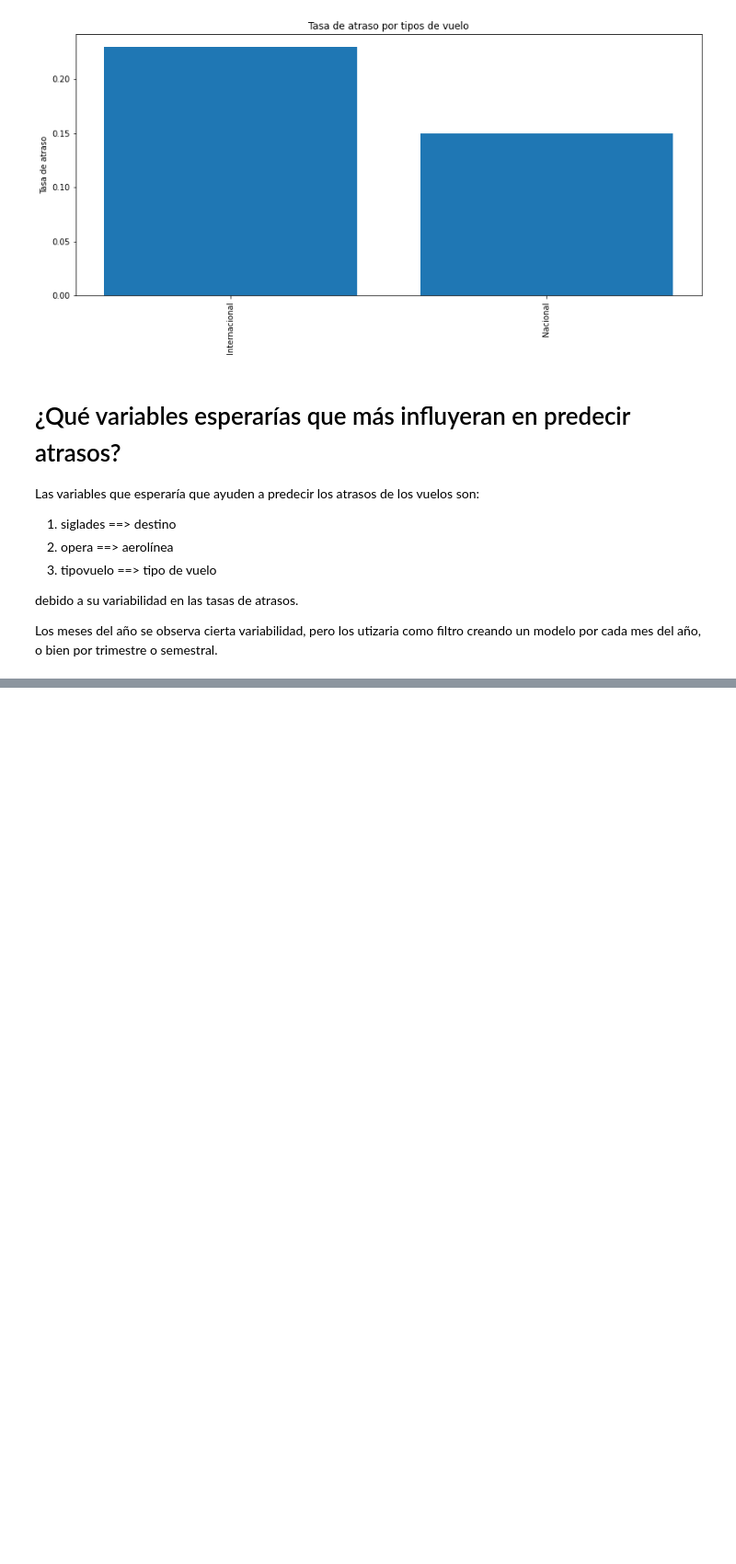
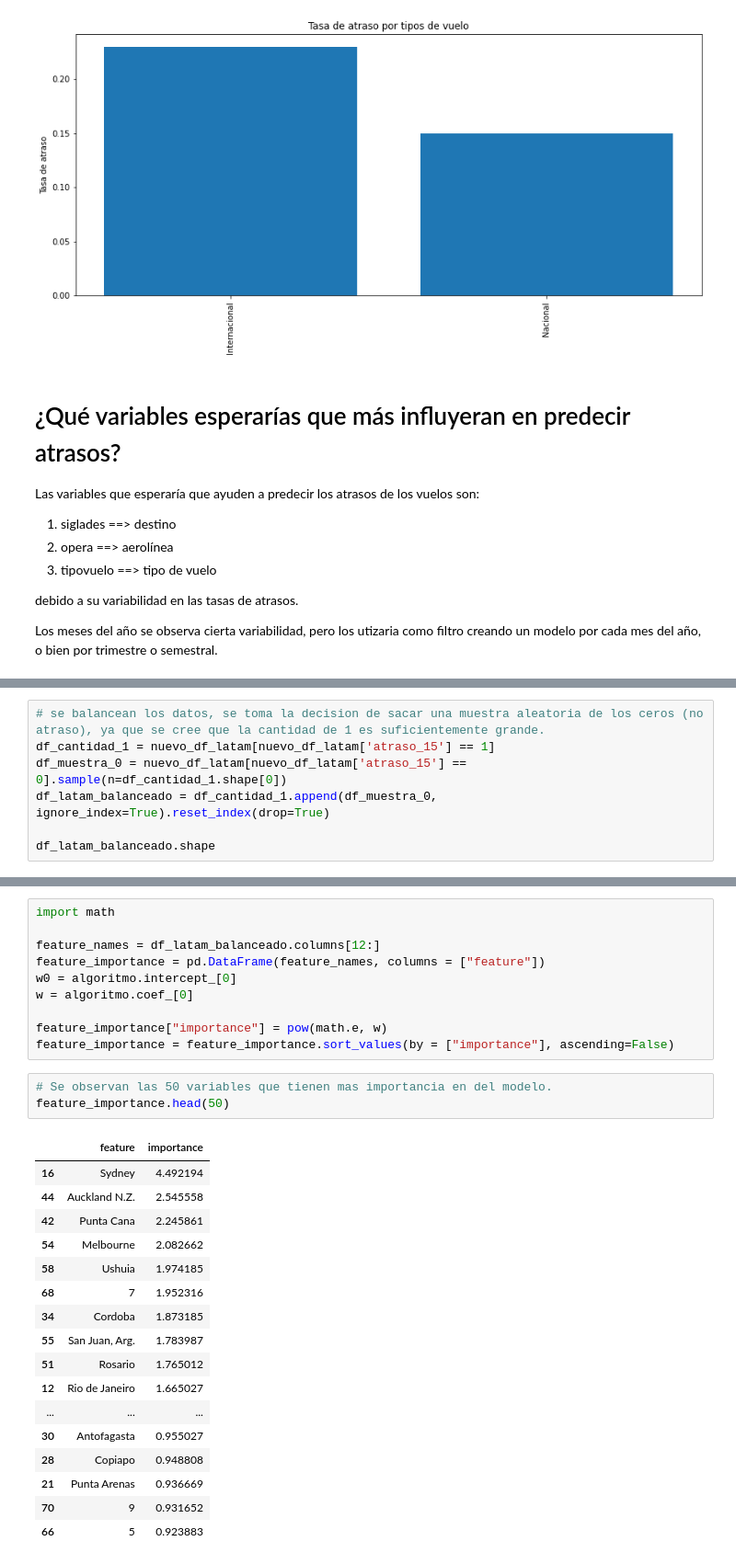
Before and after one commit to obritolillo/desafio_latam, a Jupyter notebook: solution.ipynb, the cells around one changed output, grey strips where cells are left out. Shown at 92% size. Cells and saved outputs as stored; diff of their text form; blank space fills up the shorter version.

```diff
--- a/solution.ipynb
+++ b/solution.ipynb
@@ -216,0 +249,7 @@ Los meses del año se observa cierta variabilidad, pero los utizaria como filtro
+# %%
+# se balancean los datos, se toma la decision de sacar una muestra aleatoria de los ceros (no atraso), ya que se cree que la cantidad de 1 es suficientemente grande.
+df_cantidad_1 = nuevo_df_latam[nuevo_df_latam['atraso_15'] == 1]
+df_muestra_0 = nuevo_df_latam[nuevo_df_latam['atraso_15'] == 0].sample(n=df_cantidad_1.shape[0])
+df_latam_balanceado = df_cantidad_1.append(df_muestra_0, ignore_index=True).reset_index(drop=True)
+
+df_latam_balanceado.shape
@@ -216,0 +297,31 @@ Los meses del año se observa cierta variabilidad, pero los utizaria como filtro
+# %%
+import math
+
+feature_names = df_latam_balanceado.columns[12:]
+feature_importance = pd.DataFrame(feature_names, columns = ["feature"])
+w0 = algoritmo.intercept_[0]
+w = algoritmo.coef_[0]
+
+feature_importance["importance"] = pow(math.e, w)
+feature_importance = feature_importance.sort_values(by = ["importance"], ascending=False)
+# %%
+# Se observan las 50 variables que tienen mas importancia en del modelo.
+feature_importance.head(50)
+# %% [output]
+|  | feature | importance |
+| 16 | Sydney | 4.492194 |
+| 44 | Auckland N.Z. | 2.545558 |
+| 42 | Punta Cana | 2.245861 |
+| 54 | Melbourne | 2.082662 |
+| 58 | Ushuia | 1.974185 |
+| 68 | 7 | 1.952316 |
+| 34 | Cordoba | 1.873185 |
+| 55 | San Juan, Arg. | 1.783987 |
+| 51 | Rosario | 1.765012 |
+| 12 | Rio de Janeiro | 1.665027 |
+| ... | ... | ... |
+| 30 | Antofagasta | 0.955027 |
+| 28 | Copiapo | 0.948808 |
+| 21 | Punta Arenas | 0.936669 |
+| 70 | 9 | 0.931652 |
+| 66 | 5 | 0.923883 |
```
Also changed, not shown: parts of 11 cells of this notebook.
